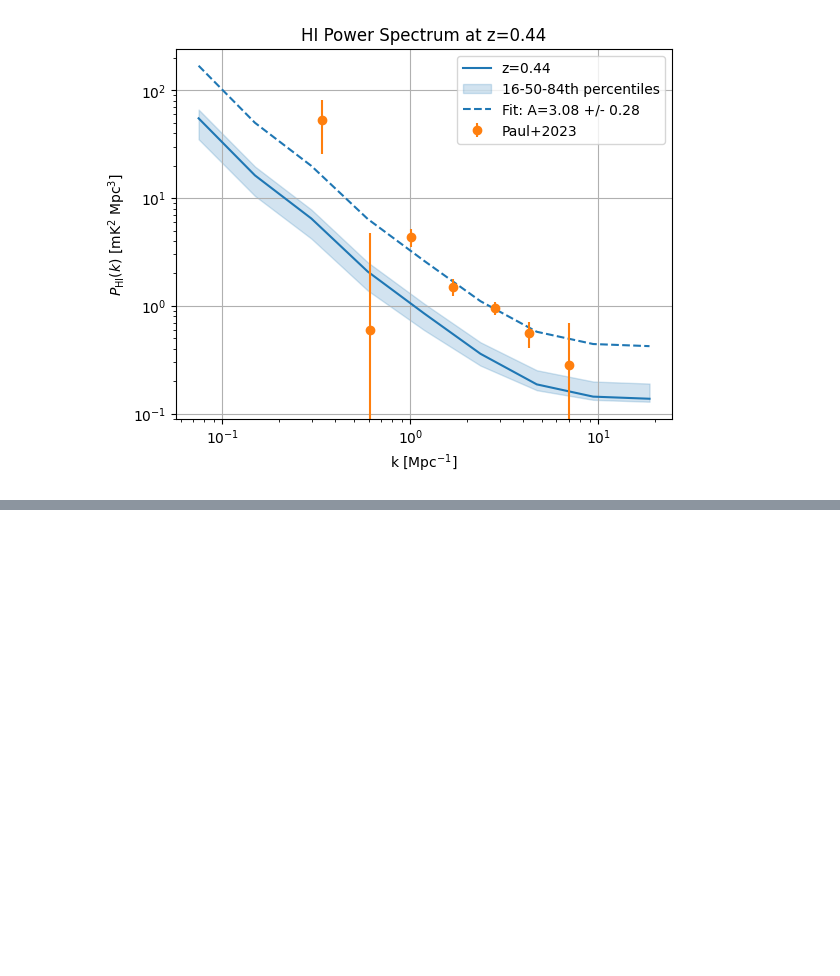
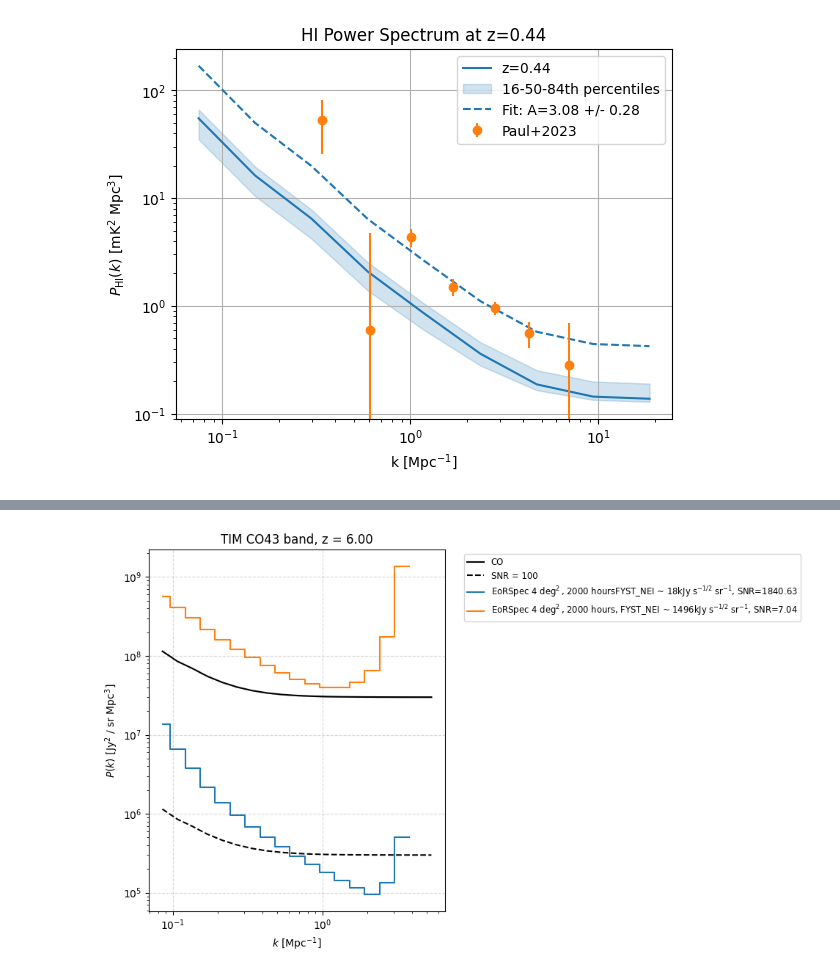
Before and after one commit to shubhagrawal30/crossLIM, a Jupyter notebook: simim/validation.ipynb, the cells around one changed output, grey strips where cells are left out. Cells and saved outputs as stored; diff of their text form; code cells hidden in the pictures; blank space fills up the shorter version.

```diff
--- a/simim/validation.ipynb
+++ b/simim/validation.ipynb
@@ -319,0 +836,8 @@ plt.close()
+# %%
+def Pn_single(NEI, t_surv, N_spax, z, Daz, Del, dnuFWHM, nu_rest):
+    A_surv = (Daz * Del).to(u.sr).value
+    dnu = dnuFWHM / np.sqrt(8 * np.log(2))
+    chi = cosmo.comoving_distance(z)
+    dchi_dnu = cst.c / cosmo.H(z) * (1 + z) ** 2 / nu_rest
+    Pn = NEI**2 / t_surv / N_spax * chi**2 * dchi_dnu * A_surv * dnu
+    return Pn.to(u.Jy**2 * u.Mpc**3).value
@@ -319,0 +866,42 @@ plt.close()
+# %%
+# Pvar = [(ps + Pn / bw) ** 2 / Nmode for ps, Pn, bw, Nmode in zip(psCOsmedian, Pns, binned_total, Nmodes)]
+# Pvar = [(ps + Pn) ** 2 / Nmode for ps, Pn, Nmode in zip(psCOsmedian, Pns, Nmodes_ones)]
+Pvar = [(psCII + Pn / bw) ** 2 / Nmode for psCII, Pn, bw, Nmode in zip(psCOsmedian, Pns, binned_total, Nmodes_Z)]
+
+Pstd = [np.sqrt(pv) for pv in Pvar]
+# %%
+# COexps['EoRSpecCII'] = (KSs, psCOsmedian, Pstd, binned_total, Nmodes, Pns, binned_wbeams, binned_whpfs, \
+#     r'EoRSpec 4 $\deg^2$, 2000 hours, ' f'FYST_NEI ~ {FYST_NEI.to(u.Jy * u.s ** 0.5 / u.sr).value/1e3:.0f}' r'kJy s$^{{-1/2}}$ sr$^{{-1}}$')
+COexps['EoRSpecCIIsqrt'] = (KSs, psCOsmedian, Pstd, binned_total, Nmodes, Pns, binned_wbeams, binned_whpfs, \
+    r'EoRSpec 4 $\deg^2$, 2000 hours, ' f'FYST_NEI ~ {FYST_NEI.to(u.Jy * u.s ** 0.5 / u.sr).value/1e3:.0f}' r'kJy s$^{{-1/2}}$ sr$^{{-1}}$')
+# %%
+percentiles = [16, 50, 84]
+psCOslow = [np.percentile(pscii, percentiles[0], axis=0)[1:-1] for pscii in psCOs]
+psCOsup = [np.percentile(pscii, percentiles[2], axis=0)[1:-1] for pscii in psCOs]
+
+fig, axs = plt.subplots(1, 1, figsize=(10, 6), sharex=True, sharey=True)
+# axs = axs.flatten()
+axs = [axs]
+for i, ax in enumerate(axs):
+    ax.fill_between(KSs[i][1:-1], psCOslow[i], psCOsup[i], color='grey', alpha=0.5)
+    ax.plot(KSs[i][1:-1], psCOsmedian[i], color='black', label='CO')
+
+    ax.plot(KSs[i][1:-1], psCOsmedian[i] / 100, color='black', label='SNR = 100', linestyle='--')
+
+    for exp in COexps.values():
+        KSs_exp, psCO_exp, Pstd_exp, binned_total_exp, Nmodes_exp, Pn_exp, binned_wbeams_exp, binned_whpfs_exp, label = exp
+        SNR = psCO_exp[i] / Pstd_exp[i]
+        ax.step(KSs_exp[i][1:-1], Pstd_exp[i], where='mid', label=label + f', SNR={np.nansum(SNR):.2f}')
+        # ax.text(.1, 1, f', SNR={np.nansum(SNR):.2f}')
+
+    ax.set_xscale('log')
+    ax.set_yscale('log')
+    ax.set_title(f'TIM {bands[i]} band, z = {CALCZs[i]:.2f}')
+    ax.set_xlabel(r'$k$ [Mpc$^{-1}$]')
+    ax.set_ylabel(r'$P(k)$ [Jy$^2$ / sr Mpc$^3$]')
+    ax.grid(linestyle='--', alpha=0.5)
+plt.legend(bbox_to_anchor=(1.05, 1), loc='upper left', fontsize='small')
+plt.tight_layout()
+plt.show()
+# %% [output]
+[figure, added]
```
Also changed, not shown: parts of 22 cells of this notebook, 8 other files.
